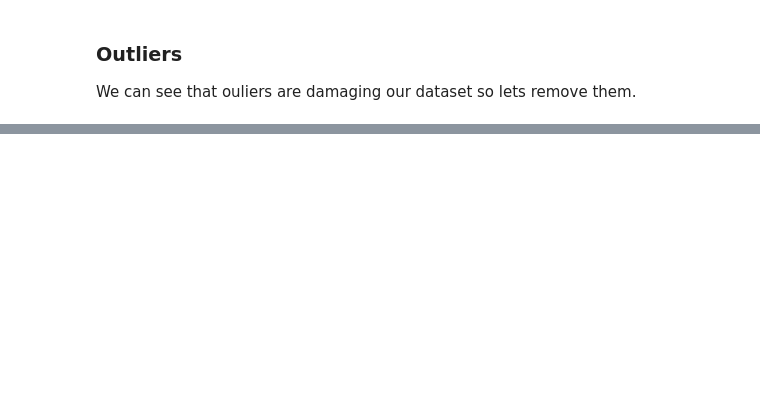
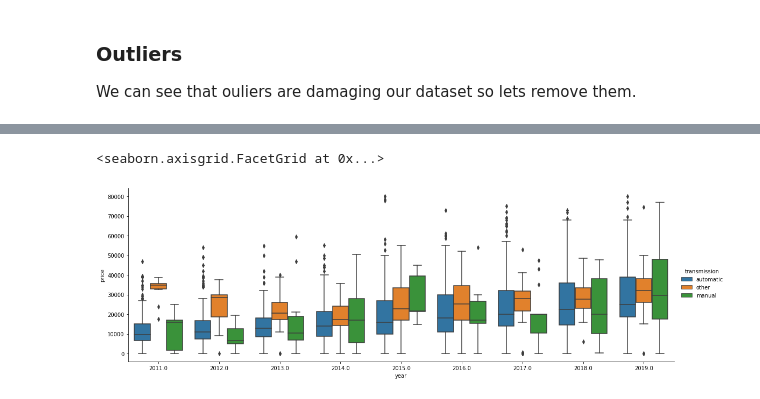
Before and after one commit to ryanirl/data-analysis-projects, a Jupyter notebook: craigslist_price_prediction/car_price_prediction.ipynb, the cells around one changed output, grey strips where cells are left out. Cells and saved outputs as stored; diff of their text form; code cells hidden in the pictures; blank space fills up the shorter version.

Commit message:
Updated EDA on car_price_prediction

```diff
--- a/craigslist_price_prediction/car_price_prediction.ipynb
+++ b/craigslist_price_prediction/car_price_prediction.ipynb
@@ -143,0 +163,16 @@ sb.pairplot(removed_outliers, hue=None)
+# %%
+x_1 = df[['year', 'transmission', 'price', 'fuel', 'title_status', 'type', 'drive']]
+x_sample_1 = x_1.dropna().sample(5000)
+
+filtered_year = x_sample_1[x_sample_1['year'] > 2010]
+filtered_year = filtered_year[filtered_year['year'] < 2020]
+filtered_year = filtered_year[filtered_year['price'] < 80000]
+
+type_data = filtered_year[filtered_year['year'] < 2013]
+# %%
+# sb.histplot(data=filtered_year, x="year", hue="transmission", multiple="dodge", shrink=2)
+
+sb.catplot(x="year", y="price", hue="transmission", kind="box", data=filtered_year, height=5, aspect=3)
+# %% [output]
+<seaborn.axisgrid.FacetGrid at 0x...>
+[figure, added]
```
Also changed, not shown: parts of 15 cells of this notebook.
